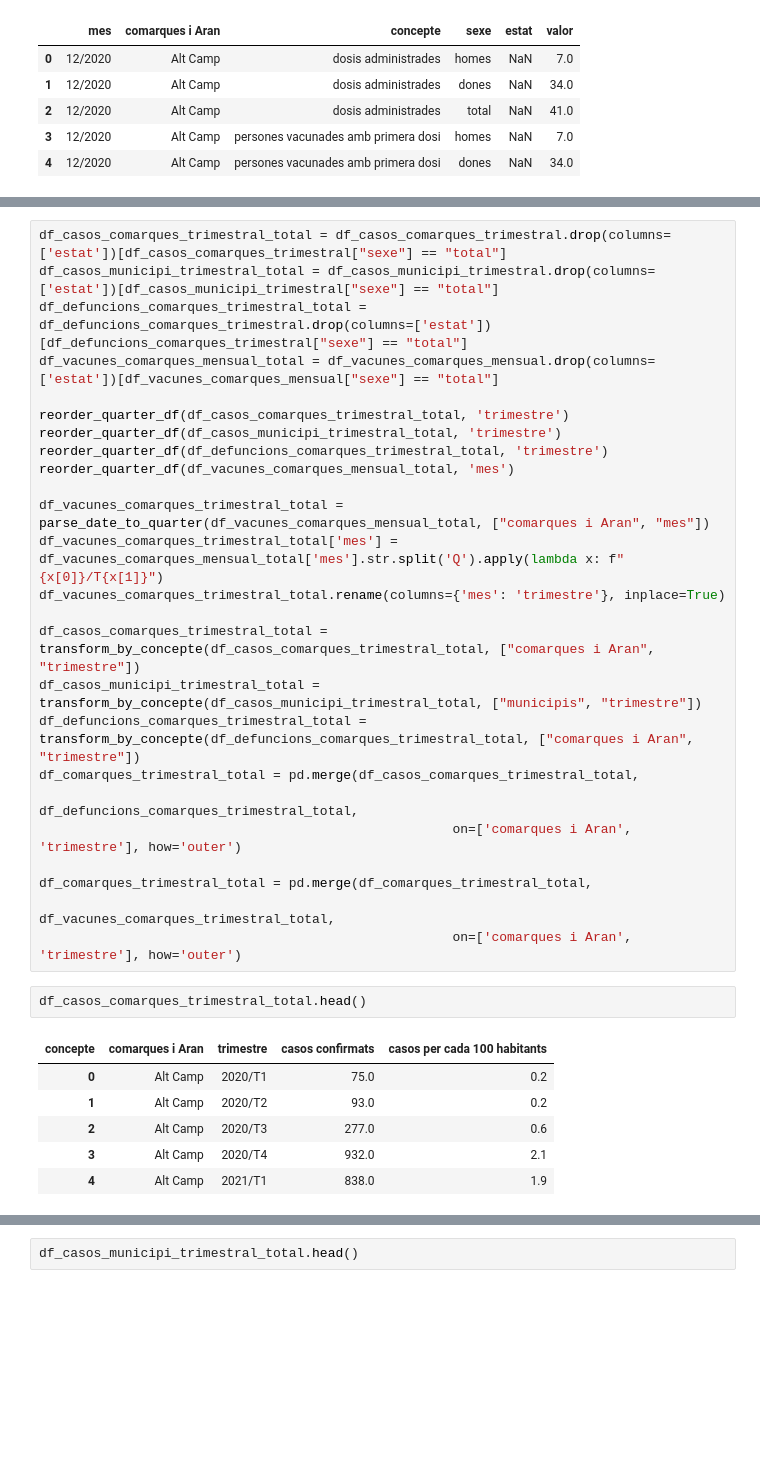
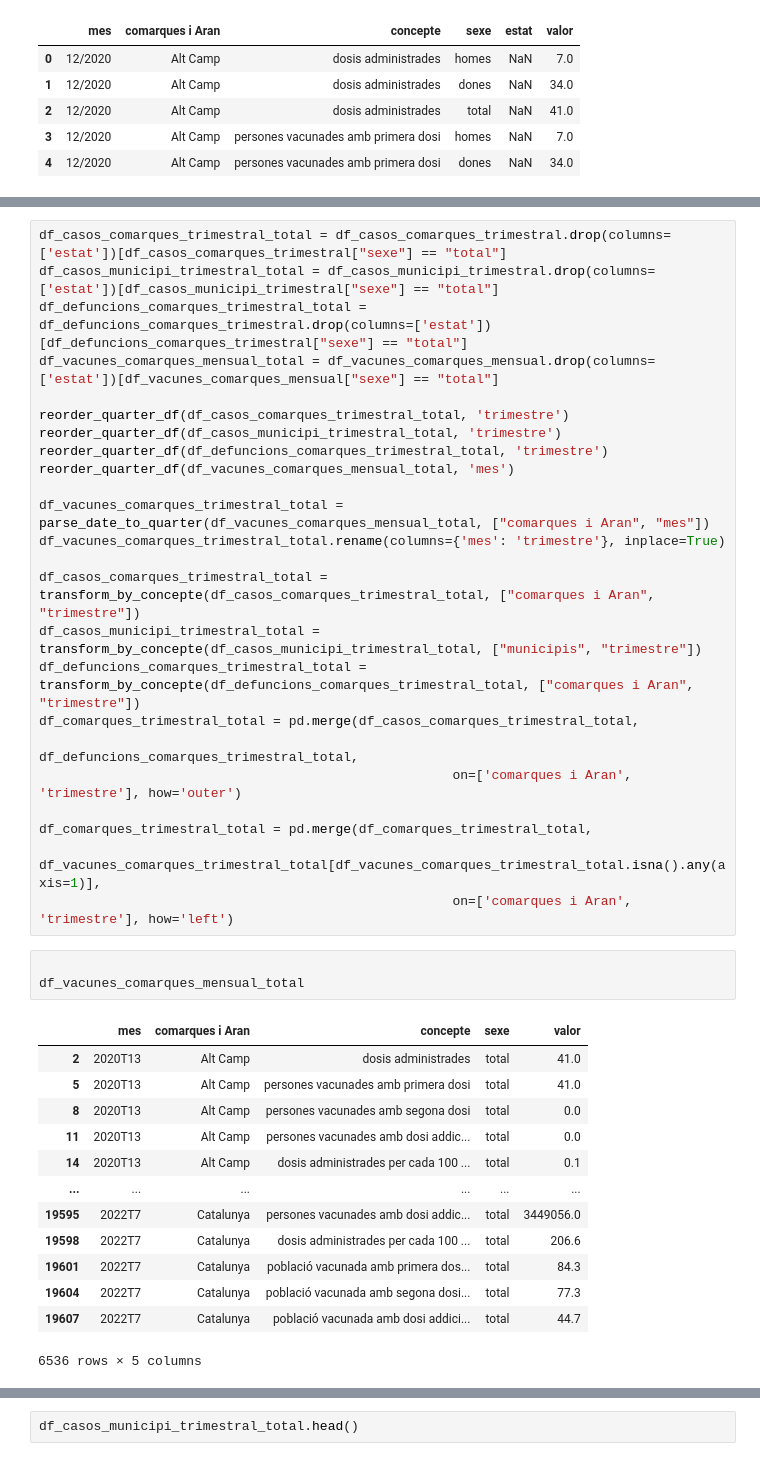
Before and after one commit to RobertTorrell/BayesCovidCat, a Jupyter notebook: BayesCodivCat_nb.ipynb, the cells around one changed output, grey strips where cells are left out. Cells and saved outputs as stored; diff of their text form; blank space fills up the shorter version.

```diff
--- a/BayesCodivCat_nb.ipynb
+++ b/BayesCodivCat_nb.ipynb
@@ -163,7 +164,6 @@ reorder_quarter_df(df_defuncions_comarques_trimestral_total, 'trimestre')
 reorder_quarter_df(df_vacunes_comarques_mensual_total, 'mes')
 
 df_vacunes_comarques_trimestral_total = parse_date_to_quarter(df_vacunes_comarques_mensual_total, ["comarques i Aran", "mes"])
-df_vacunes_comarques_trimestral_total['mes'] = df_vacunes_comarques_mensual_total['mes'].str.split('Q').apply(lambda x: f"{x[0]}/T{x[1]}")
 df_vacunes_comarques_trimestral_total.rename(columns={'mes': 'trimestre'}, inplace=True)
 
 df_casos_comarques_trimestral_total = transform_by_concepte(df_casos_comarques_trimestral_total, ["comarques i Aran", "trimestre"])
@@ -174,15 +174,23 @@ df_comarques_trimestral_total = pd.merge(df_casos_comarques_trimestral_total,
                                                      on=['comarques i Aran', 'trimestre'], how='outer')
 
 df_comarques_trimestral_total = pd.merge(df_comarques_trimestral_total,
-                                                     df_vacunes_comarques_trimestral_total,
-                                                     on=['comarques i Aran', 'trimestre'], how='outer')
+                                                     df_vacunes_comarques_trimestral_total[df_vacunes_comarques_trimestral_total.isna().any(axis=1)],
+                                                     on=['comarques i Aran', 'trimestre'], how='left')
 # %%
-df_casos_comarques_trimestral_total.head()
+
+df_vacunes_comarques_mensual_total
 # %% [output]
-| concepte | comarques i Aran | trimestre | casos confirmats | casos per cada 100 habitants |
-| 0 | Alt Camp | 2020/T1 | 75.0 | 0.2 |
-| 1 | Alt Camp | 2020/T2 | 93.0 | 0.2 |
-| 2 | Alt Camp | 2020/T3 | 277.0 | 0.6 |
-| 3 | Alt Camp | 2020/T4 | 932.0 | 2.1 |
-| 4 | Alt Camp | 2021/T1 | 838.0 | 1.9 |
+|  | mes | comarques i Aran | concepte | sexe | valor |
+| 2 | 2020T13 | Alt Camp | dosis administrades | total | 41.0 |
+| 5 | 2020T13 | Alt Camp | persones vacunades amb primera dosi | total | 41.0 |
+| 8 | 2020T13 | Alt Camp | persones vacunades amb segona dosi | total | 0.0 |
+| 11 | 2020T13 | Alt Camp | persones vacunades amb dosi addic... | total | 0.0 |
+| 14 | 2020T13 | Alt Camp | dosis administrades per cada 100 ... | total | 0.1 |
+| ... | ... | ... | ... | ... | ... |
+| 19595 | 2022T7 | Catalunya | persones vacunades amb dosi addic... | total | 3449056.0 |
+| 19598 | 2022T7 | Catalunya | dosis administrades per cada 100 ... | total | 206.6 |
+| 19601 | 2022T7 | Catalunya | població vacunada amb primera dos... | total | 84.3 |
+| 19604 | 2022T7 | Catalunya | població vacunada amb segona dosi... | total | 77.3 |
+| 19607 | 2022T7 | Catalunya | població vacunada amb dosi addici... | total | 44.7 |
+6536 rows × 5 columns
 # %%
```
Also changed, not shown: parts of 2 cells of this notebook.
